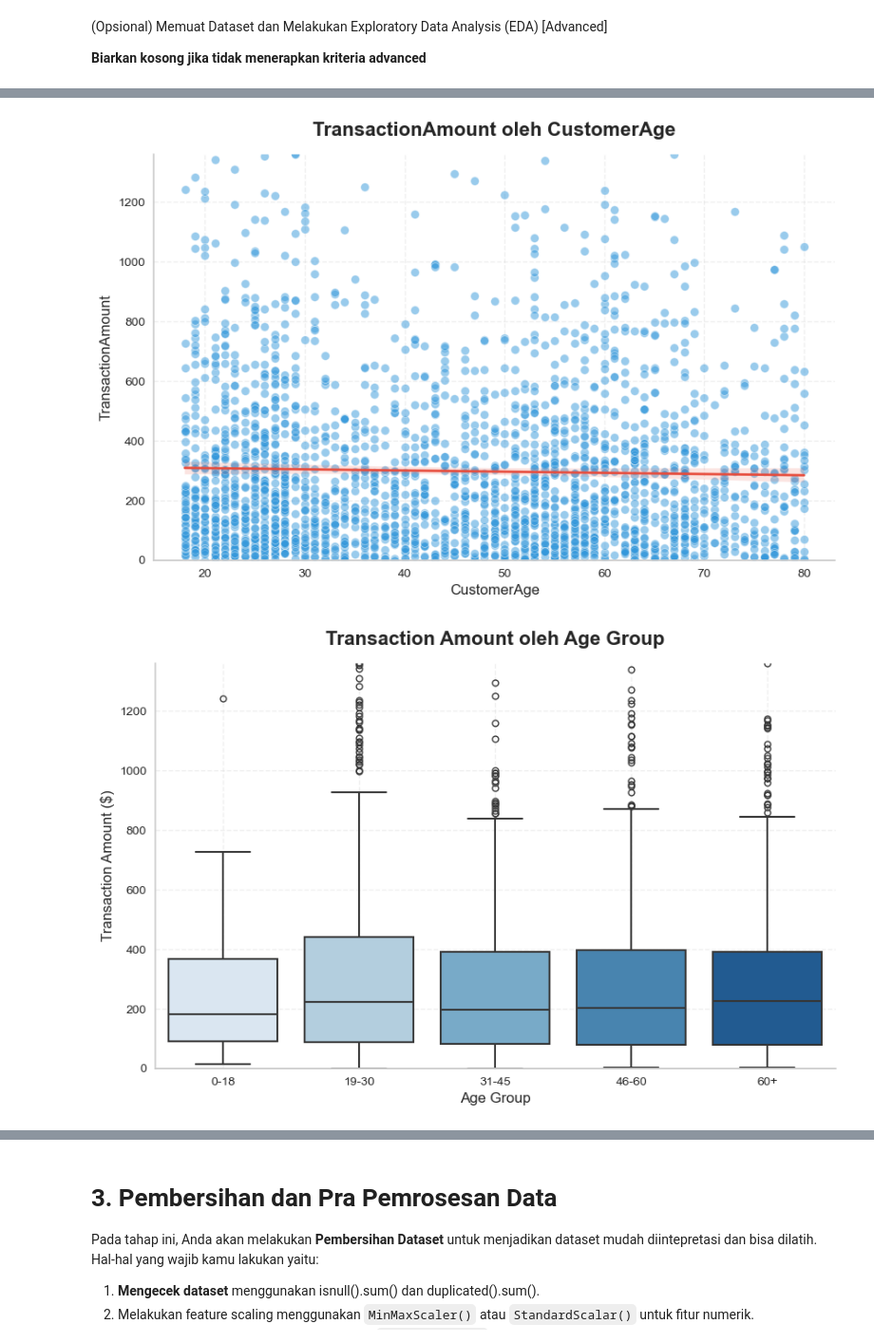
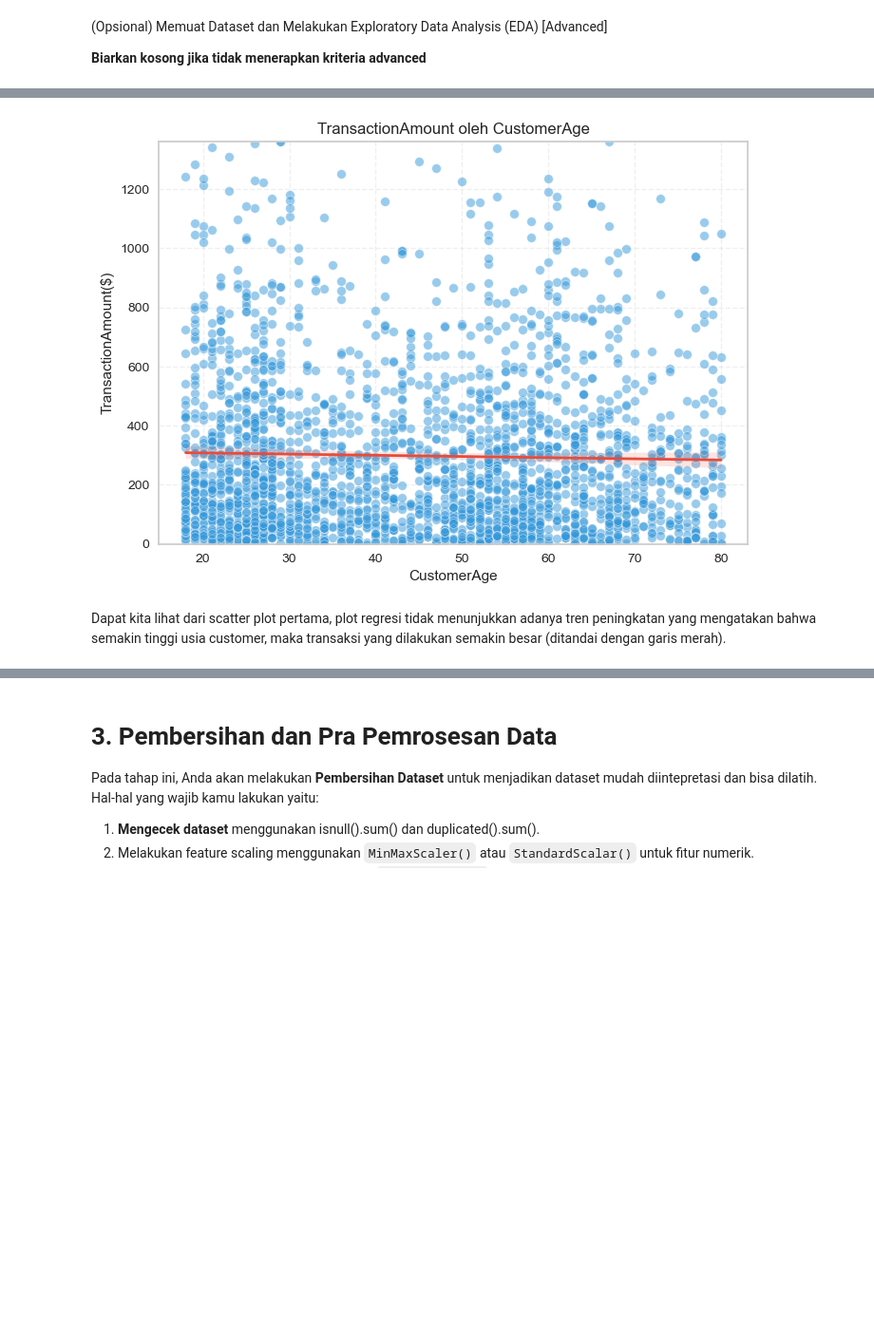
Before and after one commit to bluga404/ml-project-dicoding, a Jupyter notebook: [Clustering]_Submission_Akhir_BMLP_Walker_Valentinus_Simanjuntak.ipynb, the cells around one changed output, grey strips where cells are left out. Shown at 95% size. Drawn from its saved outputs; the diff is of its cells as text; code cells hidden in the pictures; blank space fills up the shorter version.

```diff
--- a/[Clustering]_Submission_Akhir_BMLP_Walker_Valentinus_Simanjuntak.ipynb
+++ b/[Clustering]_Submission_Akhir_BMLP_Walker_Valentinus_Simanjuntak.ipynb
@@ -320,29 +404,18 @@ plt.show()
 # %%
 df['AgeGroup'] = pd.cut(df['CustomerAge'], bins=[0, 18, 30, 45, 60, 100],
                         labels=['0-18', '19-30', '31-45', '46-60', '60+'])
-
-style_plot(fig_size=(10, 6), title='TransactionAmount oleh CustomerAge',
-           xlabel='CustomerAge',
-           ylabel='TransactionAmount($)')
 
 sns.scatterplot(x='CustomerAge', y='TransactionAmount',
                 data=df, color='#3498db', alpha=0.5)
 
 sns.regplot(x='CustomerAge', y='TransactionAmount', data=df,
             scatter=False, color='#e74c3c', line_kws={'lw': 2})
 
+plt.title('TransactionAmount oleh CustomerAge')
+plt.xlabel('CustomerAge')
+plt.ylabel('TransactionAmount($)')
 plt.ylim(0, df['TransactionAmount'].quantile(0.99))
 plt.grid(True, linestyle='--', alpha=0.3)
 plt.show()
-
-style_plot(fig_size=(10, 6), title='Transaction Amount oleh Age Group',
-           xlabel='Age Group',
-           ylabel='Transaction Amount ($)')
-
-sns.boxplot(x='AgeGroup', y='TransactionAmount', data=df, hue='AgeGroup', palette='Blues', linewidth=1.5, fliersize=5, legend=False)
-plt.grid(True, linestyle='--', alpha=0.3)
-plt.ylim(0, df['TransactionAmount'].quantile(0.99))
-plt.show()
 # %% [output]
-[figure, old version]
+[figure, new version]
-[figure, removed]
@@ -359,0 +422,3 @@ plt.show()
+# %% [markdown]
+Dapat kita lihat dari scatter plot pertama, plot regresi tidak menunjukkan adanya tren peningkatan yang mengatakan bahwa
+semakin tinggi usia customer, maka transaksi yang dilakukan semakin besar (ditandai dengan garis merah).
```
Also changed, not shown: parts of 66 cells of this notebook, 18 other files.
